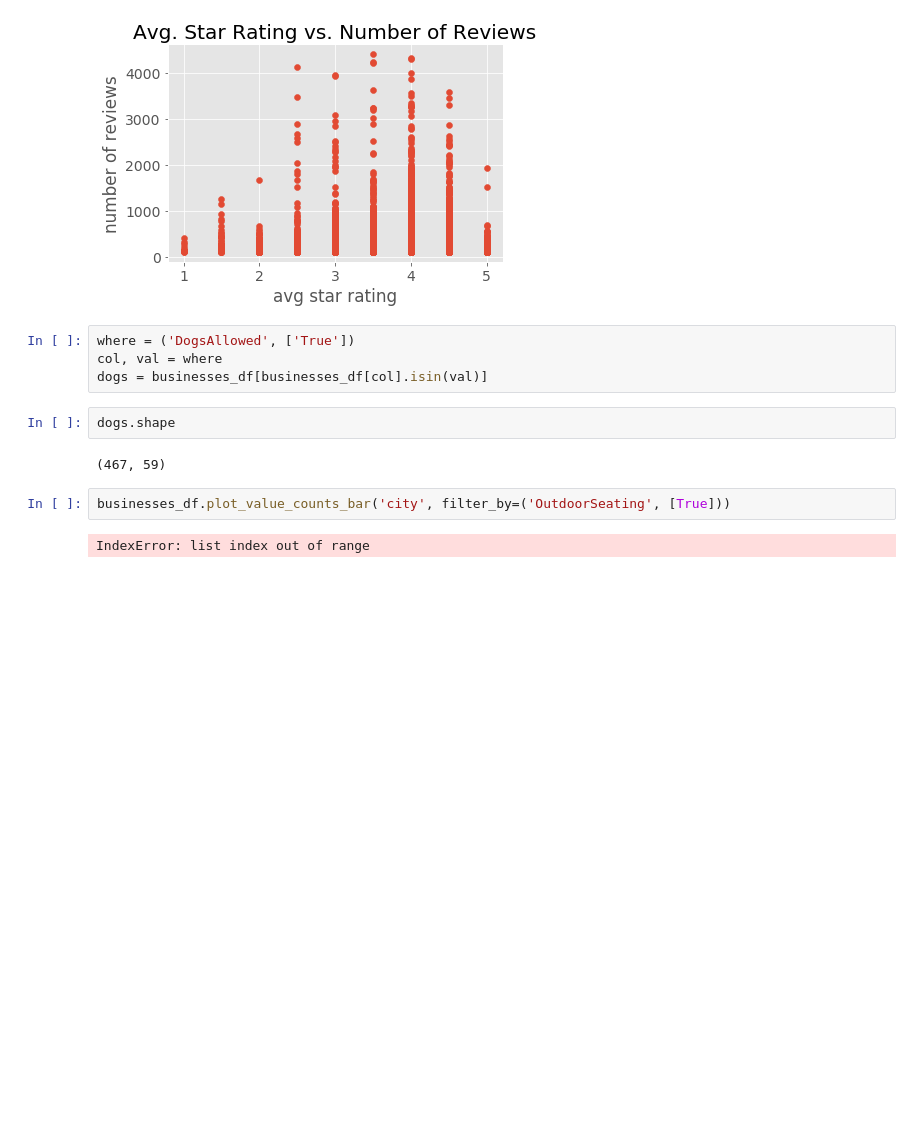
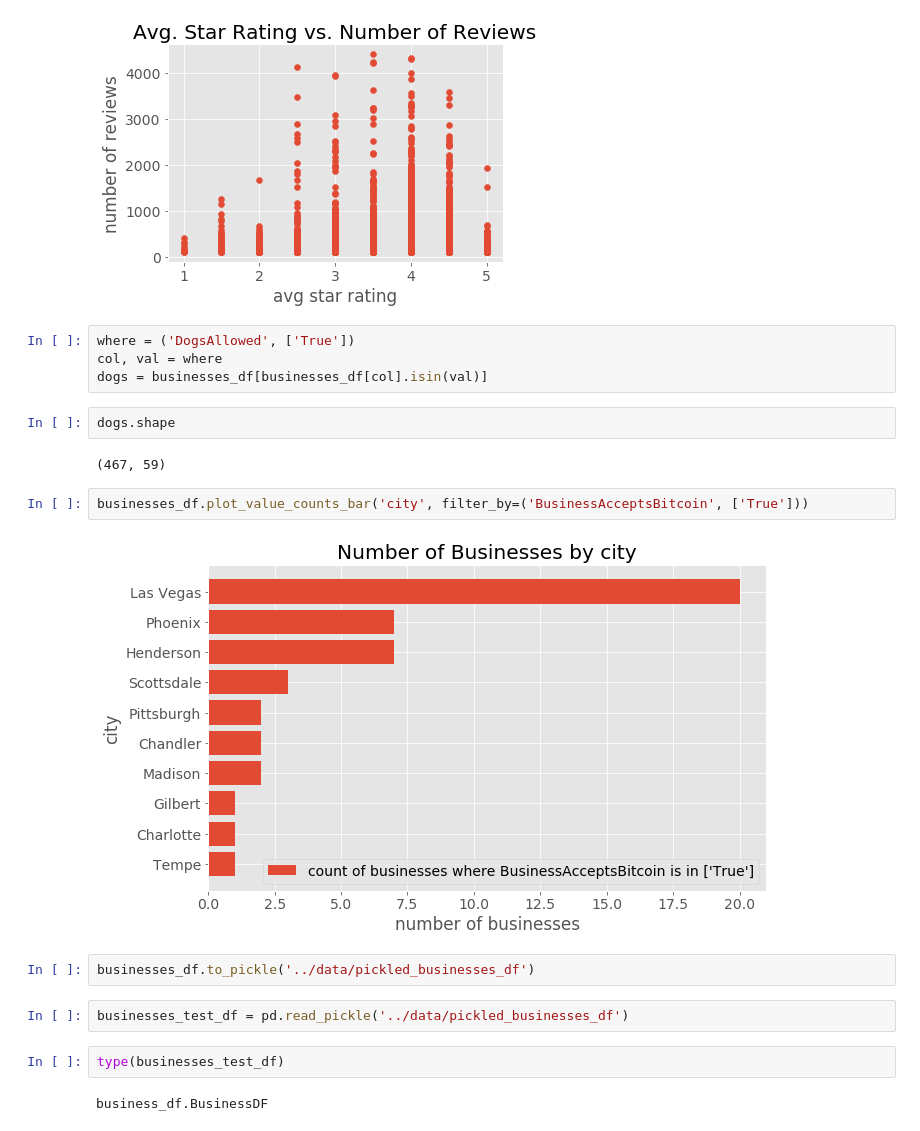
Before and after one commit to Laura-Kimble/Yelp-Reviews, a Jupyter notebook: notebooks/business_eda.ipynb, the cells around one changed output. Drawn from its saved outputs; the diff is of its cells as text; blank space fills up the shorter version.

Commit message:
plot of bitcoin businesses

```diff
--- a/notebooks/business_eda.ipynb
+++ b/notebooks/business_eda.ipynb
@@ -225,6 +225,14 @@ dogs.shape
 # %% [output]
 (467, 59)
 # %%
-businesses_df.plot_value_counts_bar('city', filter_by=('OutdoorSeating', [True]))
+businesses_df.plot_value_counts_bar('city', filter_by=('BusinessAcceptsBitcoin', ['True']))
 # %% [output]
-IndexError: list index out of range
+[figure, added]
+# %%
+businesses_df.to_pickle('../data/pickled_businesses_df')
+# %%
+businesses_test_df = pd.read_pickle('../data/pickled_businesses_df')
+# %%
+type(businesses_test_df)
+# %% [output]
+business_df.BusinessDF
```
Also changed, not shown: parts of 3 cells of this notebook, 6 other files.
